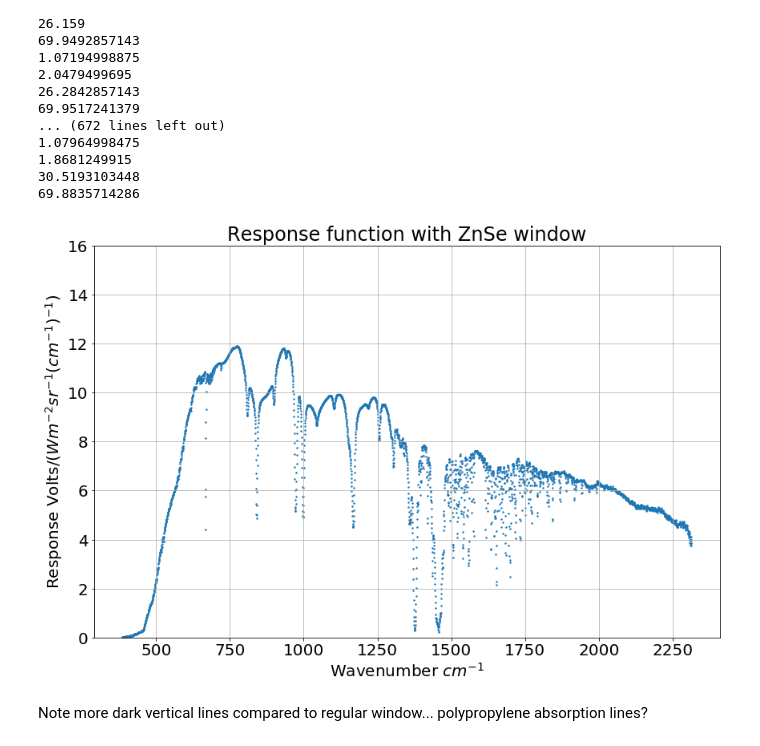
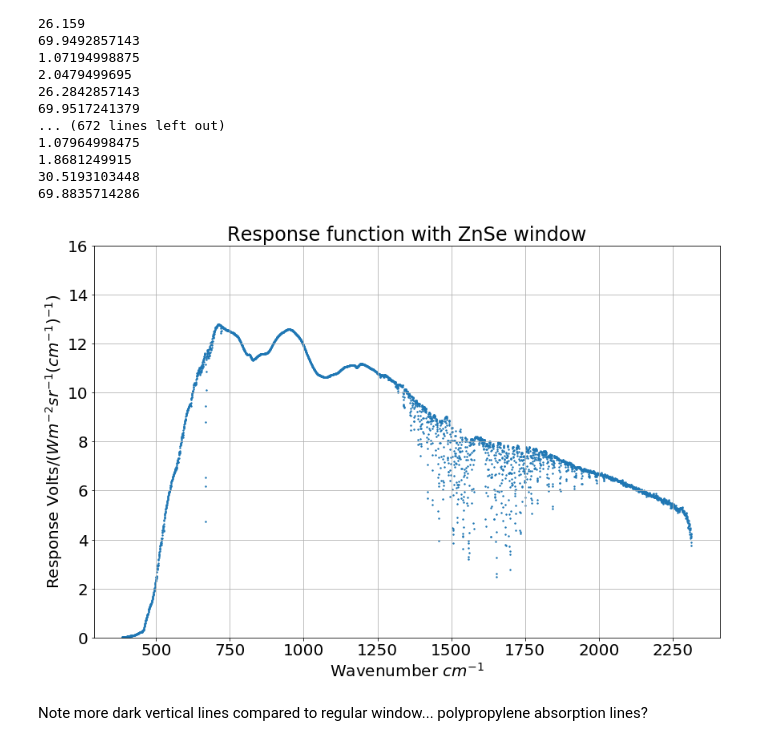
Before and after one commit to micolbedarida/MSci_Project, a Jupyter notebook: data_analysis_after_realignment.ipynb, the cells around one changed output. Cells and saved outputs as stored; diff of their text form; code cells hidden in the pictures.

```diff
--- a/data_analysis_after_realignment.ipynb
+++ b/data_analysis_after_realignment.ipynb
@@ -350,19 +350,19 @@ diff_resp_functions = [i - all_resp_functions[-1] for i in np.array(all_resp_fun
 # %%
 def plot_resp_wn(n):
     fig = plt.figure(figsize=(14,9))
     plt.scatter(wavenums, all_resp_functions[n], s=2)
     plt.title('Response function with ZnSe window', fontsize=24) #  for spectrum {}'.format(n)
     plt.xlabel('Wavenumber $cm^{-1}$', fontsize=20)
     plt.ylabel('Response Volts/($W m^{-2} sr^{-1} (cm^{-1})^{-1}$)', fontsize=20)
     plt.tick_params(labelsize=20, labelcolor='black')
     plt.grid()
     plt.ylim((0,16))
     fig.savefig('Graphs/Sample_resp_function_ZnSe.png', dpi=600)
     plt.show()
 
-fig = plot_resp_wn(len(all_resp_functions)-1)
+fig = plot_resp_wn(120) #120 is one of last ones of 'stable' period
 # %% [output]
-[figure, old version]
+[figure, new version]
 # %% [markdown]
 Note more dark vertical lines compared to regular window... polypropylene absorption lines?
 # %%
```
